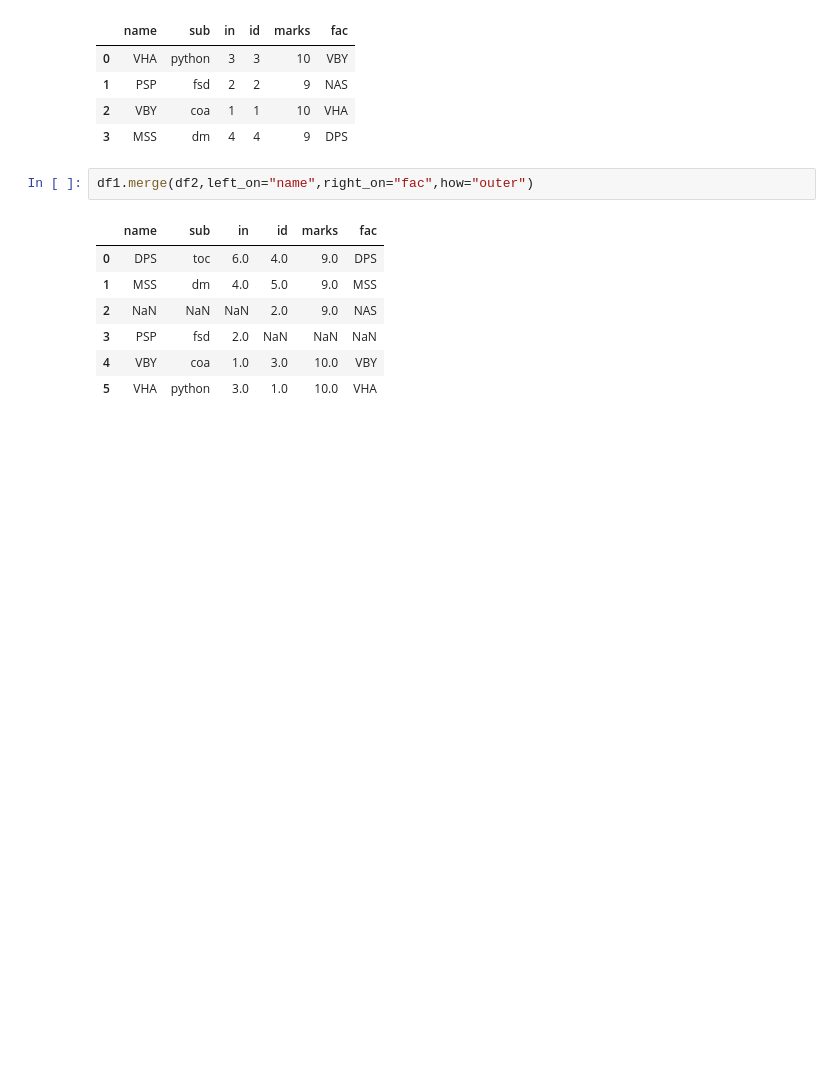
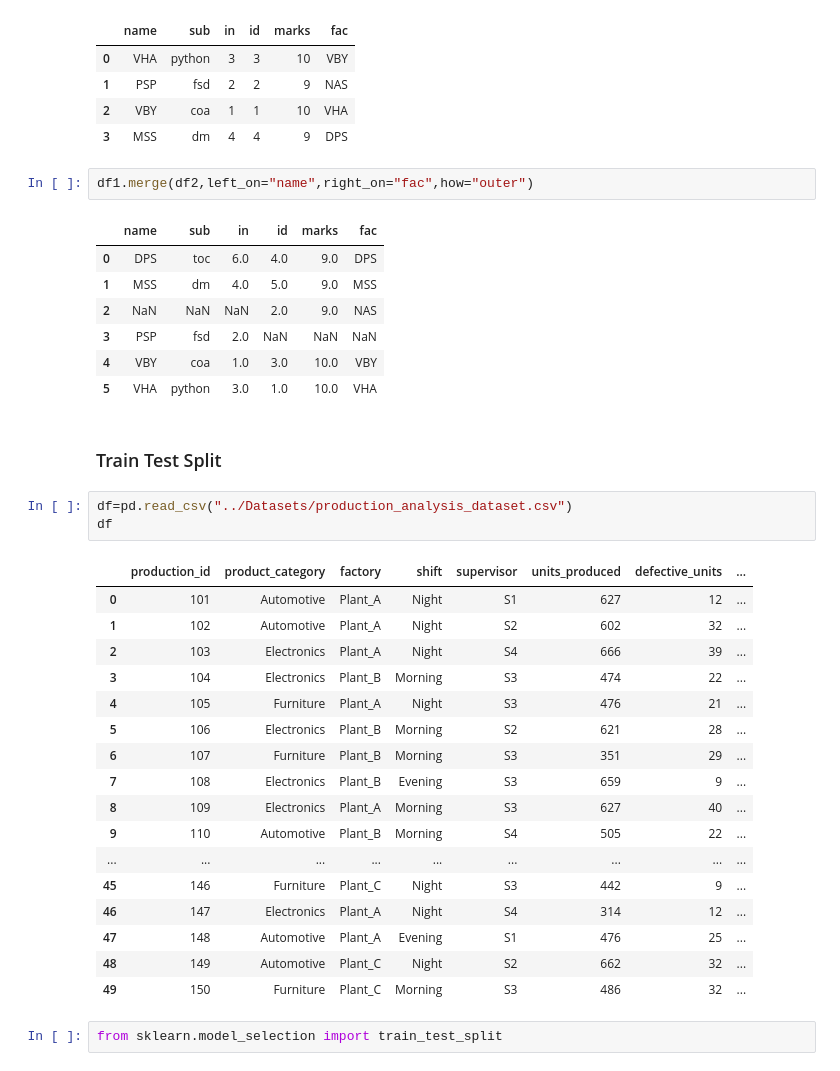
Before and after one commit to BhavyaDoriya/Python-2, a Jupyter notebook: T1/Pandas.ipynb, the cells around one changed output. Drawn from its saved outputs; the diff is of its cells as text; blank space fills up the shorter version.

```diff
--- a/T1/Pandas.ipynb
+++ b/T1/Pandas.ipynb
@@ -1300,3 +1292,28 @@ df1.merge(df2,left_on="name",right_on="fac",how="outer")
 | 3 | PSP | fsd | 2.0 | NaN | NaN | NaN |
 | 4 | VBY | coa | 1.0 | 3.0 | 10.0 | VBY |
 | 5 | VHA | python | 3.0 | 1.0 | 10.0 | VHA |
+# %% [markdown]
+### Train Test Split
+# %%
+df=pd.read_csv("../Datasets/production_analysis_dataset.csv")
+df
+# %% [output]
+|  | production_id | product_category | factory | shift | supervisor | units_produced | defective_units | ... |
+| 0 | 101 | Automotive | Plant_A | Night | S1 | 627 | 12 | ... |
+| 1 | 102 | Automotive | Plant_A | Night | S2 | 602 | 32 | ... |
+| 2 | 103 | Electronics | Plant_A | Night | S4 | 666 | 39 | ... |
+| 3 | 104 | Electronics | Plant_B | Morning | S3 | 474 | 22 | ... |
+| 4 | 105 | Furniture | Plant_A | Night | S3 | 476 | 21 | ... |
+| 5 | 106 | Electronics | Plant_B | Morning | S2 | 621 | 28 | ... |
+| 6 | 107 | Furniture | Plant_B | Morning | S3 | 351 | 29 | ... |
+| 7 | 108 | Electronics | Plant_B | Evening | S3 | 659 | 9 | ... |
+| 8 | 109 | Electronics | Plant_A | Morning | S3 | 627 | 40 | ... |
+| 9 | 110 | Automotive | Plant_B | Morning | S4 | 505 | 22 | ... |
+| ... | ... | ... | ... | ... | ... | ... | ... | ... |
+| 45 | 146 | Furniture | Plant_C | Night | S3 | 442 | 9 | ... |
+| 46 | 147 | Electronics | Plant_A | Night | S4 | 314 | 12 | ... |
+| 47 | 148 | Automotive | Plant_A | Evening | S1 | 476 | 25 | ... |
+| 48 | 149 | Automotive | Plant_C | Night | S2 | 662 | 32 | ... |
+| 49 | 150 | Furniture | Plant_C | Morning | S3 | 486 | 32 | ... |
+# %%
+from sklearn.model_selection import train_test_split
```
Also changed, not shown: parts of 16 cells of this notebook, 6 other files.
